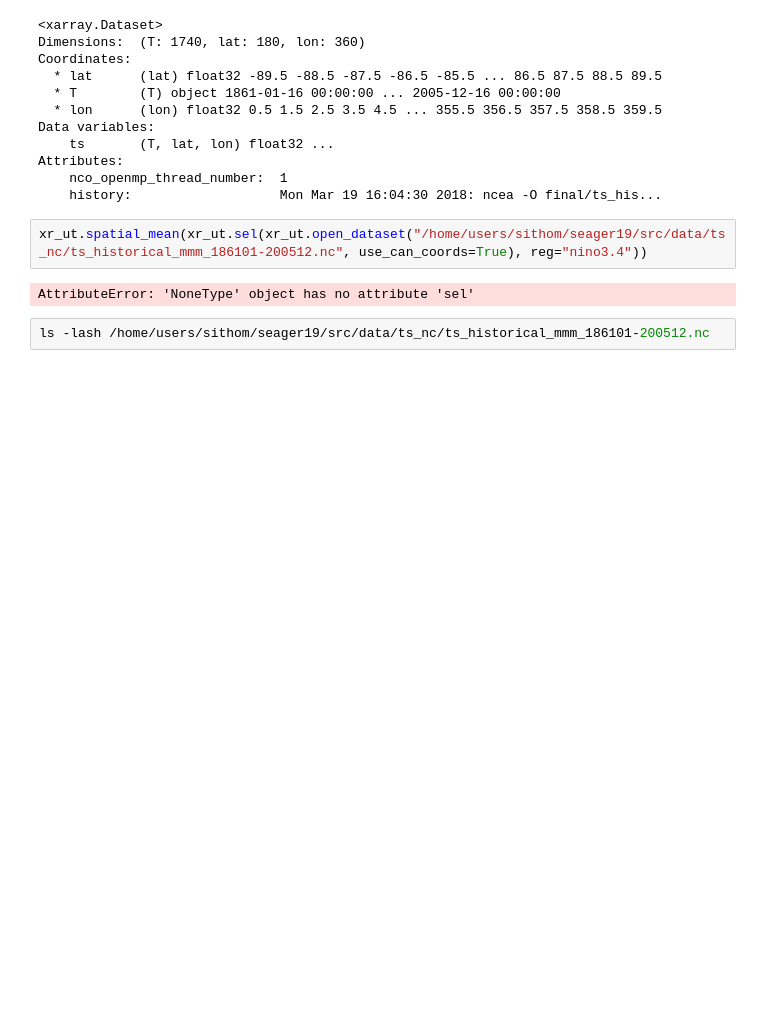
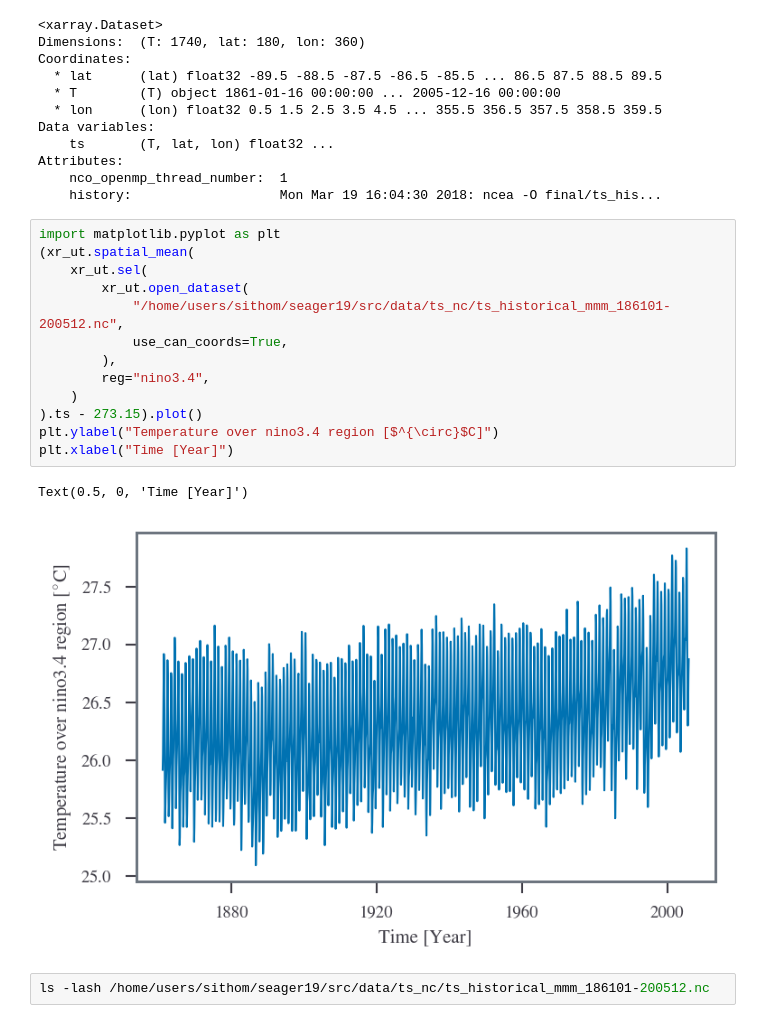
Before and after one commit to sdat2/seager19, a Jupyter notebook: notebooks/exploratory/data-testing.ipynb, the cells around one changed output. Cells and saved outputs as stored; diff of their text form; blank space fills up the shorter version.

Commit message:
ext: adding data-testing notebook

```diff
--- a/notebooks/exploratory/data-testing.ipynb
+++ b/notebooks/exploratory/data-testing.ipynb
@@ -59,9 +59,21 @@ Attributes:
     nco_openmp_thread_number:  1
     history:                   Mon Mar 19 16:04:30 2018: ncea -O final/ts_his...
 # %%
-xr_ut.spatial_mean(xr_ut.sel(xr_ut.open_dataset("/home/users/sithom/seager19/src/data/ts_nc/ts_historical_mmm_186101-200512.nc", use_can_coords=True), reg="nino3.4"))
+import matplotlib.pyplot as plt
+(xr_ut.spatial_mean(
+    xr_ut.sel(
+        xr_ut.open_dataset(
+            "/home/users/sithom/seager19/src/data/ts_nc/ts_historical_mmm_186101-200512.nc",
+            use_can_coords=True,
+        ),
+        reg="nino3.4",
+    )
+).ts - 273.15).plot()
+plt.ylabel("Temperature over nino3.4 region [$^{\circ}$C]")
+plt.xlabel("Time [Year]")
 # %% [output]
-AttributeError: 'NoneType' object has no attribute 'sel'
+Text(0.5, 0, 'Time [Year]')
+[figure, added]
 # %%
 ls -lash /home/users/sithom/seager19/src/data/ts_nc/ts_historical_mmm_186101-200512.nc
 # %% [output]
```
